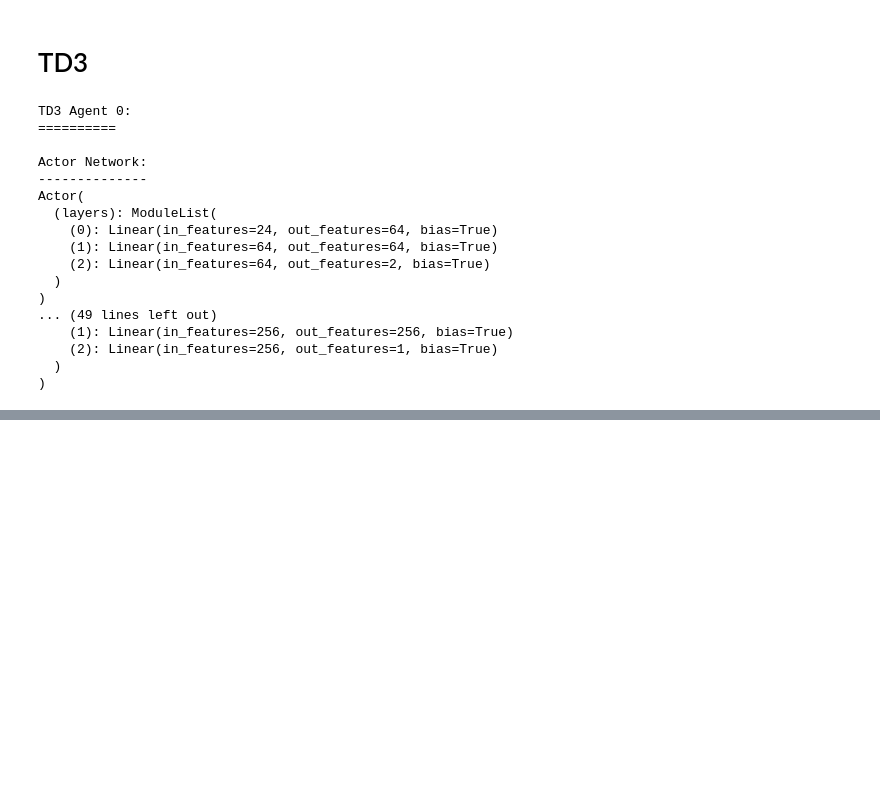
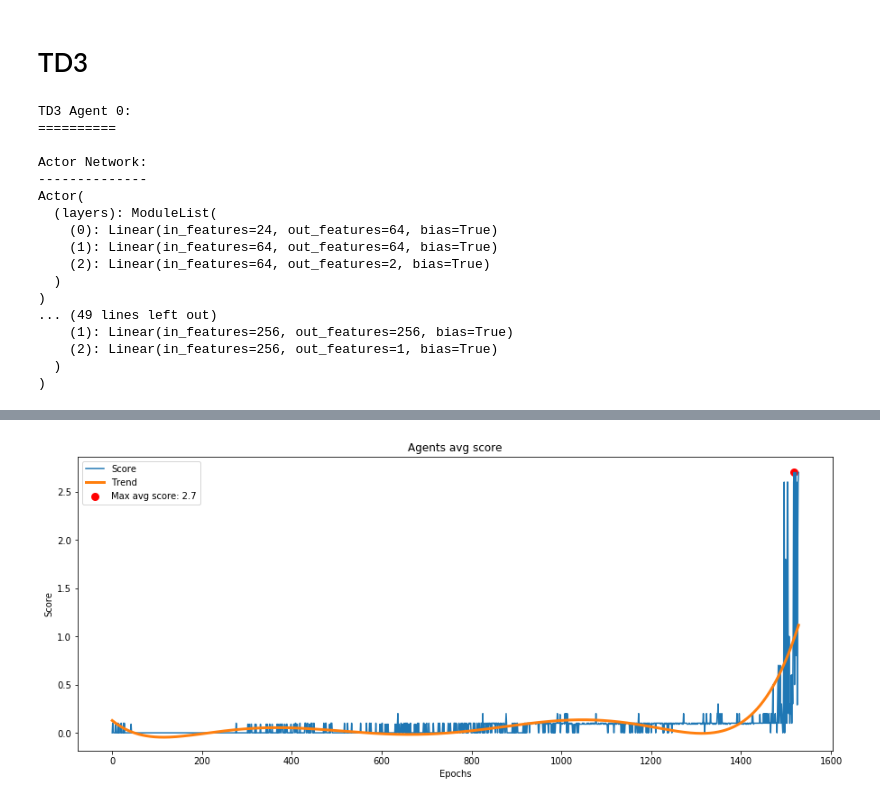
Before and after one commit to jscriptcoder/Multi-Agent-Collaboration-and-Competition, a Jupyter notebook: Tennis.ipynb, the cells around one changed output, grey strips where cells are left out. Drawn from its saved outputs; the diff is of its cells as text; code cells hidden in the pictures; blank space fills up the shorter version.

```diff
--- a/Tennis.ipynb
+++ b/Tennis.ipynb
@@ -311,2 +316,6 @@ Episode 1427    Avg Score: 0.108
 # %%
 np.save('td3_score.npy', score)
+# %%
+plot_scores(score, polyfit_deg=6)
+# %% [output]
+[figure, added]
```
Also changed, not shown: parts of 1 cell of this notebook, 3 other files.
